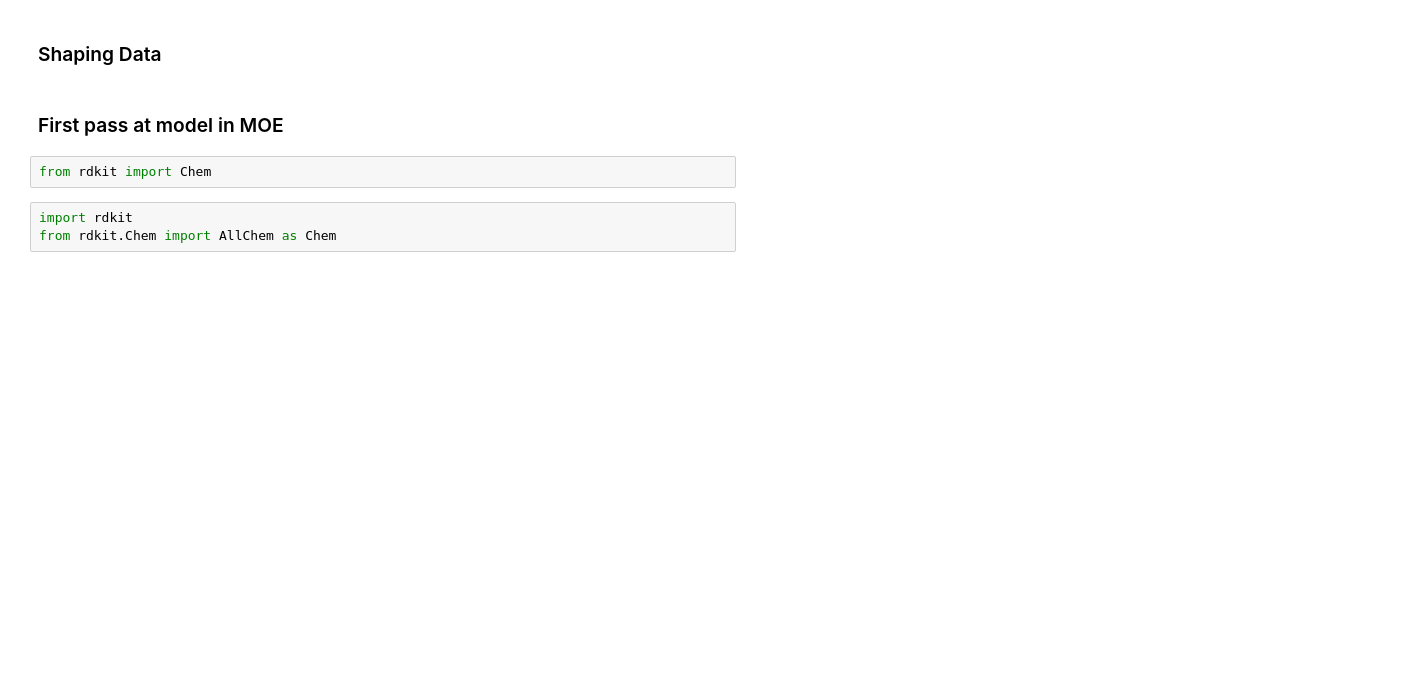
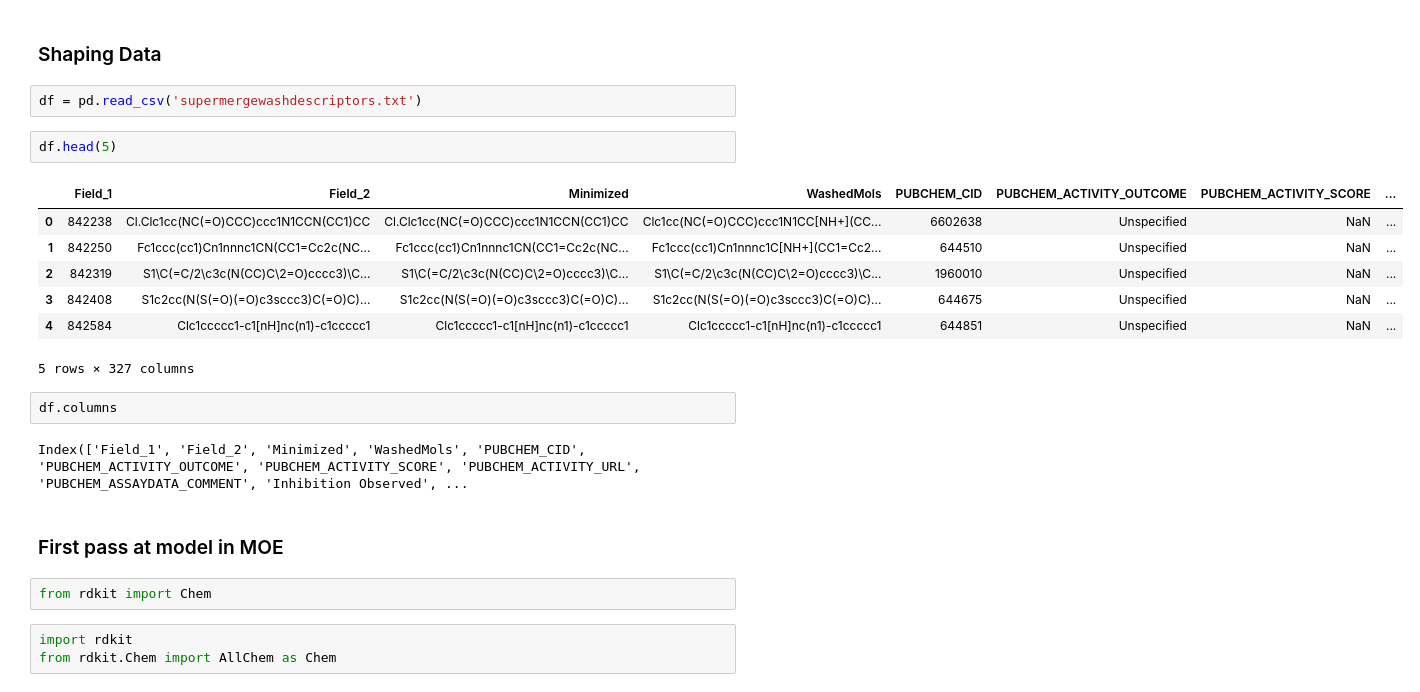
Before and after one commit to 5x5x5x5/kin, a Jupyter notebook: Outline.ipynb, the cells around one changed output. Cells and saved outputs as stored; diff of their text form; blank space fills up the shorter version.

```diff
--- a/Outline.ipynb
+++ b/Outline.ipynb
@@ -69,5 +71,21 @@ Saving to: `supermergewashdescriptors.txt'
 # %% [markdown]
 ### Shaping Data
+# %%
+df = pd.read_csv('supermergewashdescriptors.txt')
+# %%
+df.head(5)
+# %% [output]
+|  | Field_1 | Field_2 | Minimized | WashedMols | PUBCHEM_CID | PUBCHEM_ACTIVITY_OUTCOME | PUBCHEM_ACTIVITY_SCORE | ... |
+| 0 | 842238 | Cl.Clc1cc(NC(=O)CCC)ccc1N1CCN(CC1)CC | Cl.Clc1cc(NC(=O)CCC)ccc1N1CCN(CC1)CC | Clc1cc(NC(=O)CCC)ccc1N1CC[NH+](CC... | 6602638 | Unspecified | NaN | ... |
+| 1 | 842250 | Fc1ccc(cc1)Cn1nnnc1CN(CC1=Cc2c(NC... | Fc1ccc(cc1)Cn1nnnc1CN(CC1=Cc2c(NC... | Fc1ccc(cc1)Cn1nnnc1C[NH+](CC1=Cc2... | 644510 | Unspecified | NaN | ... |
+| 2 | 842319 | S1\C(=C/2\c3c(N(CC)C\2=O)cccc3)\C... | S1\C(=C/2\c3c(N(CC)C\2=O)cccc3)\C... | S1\C(=C/2\c3c(N(CC)C\2=O)cccc3)\C... | 1960010 | Unspecified | NaN | ... |
+| 3 | 842408 | S1c2cc(N(S(=O)(=O)c3sccc3)C(=O)C)... | S1c2cc(N(S(=O)(=O)c3sccc3)C(=O)C)... | S1c2cc(N(S(=O)(=O)c3sccc3)C(=O)C)... | 644675 | Unspecified | NaN | ... |
+| 4 | 842584 | Clc1ccccc1-c1[nH]nc(n1)-c1ccccc1 | Clc1ccccc1-c1[nH]nc(n1)-c1ccccc1 | Clc1ccccc1-c1[nH]nc(n1)-c1ccccc1 | 644851 | Unspecified | NaN | ... |
+5 rows × 327 columns
+# %%
+df.columns
+# %% [output]
+Index(['Field_1', 'Field_2', 'Minimized', 'WashedMols', 'PUBCHEM_CID', 'PUBCHEM_ACTIVITY_OUTCOME', 'PUBCHEM_ACTIVITY_SCORE', 'PUBCHEM_ACTIVITY_URL', 'PUBCHEM_ASSAYDATA_COMMENT', 'Inhibition Observed', ...
 # %% [markdown]
 ### First pass at model in MOE
 # %%
```
Also changed, not shown: parts of 6 cells of this notebook, 1 other file.
